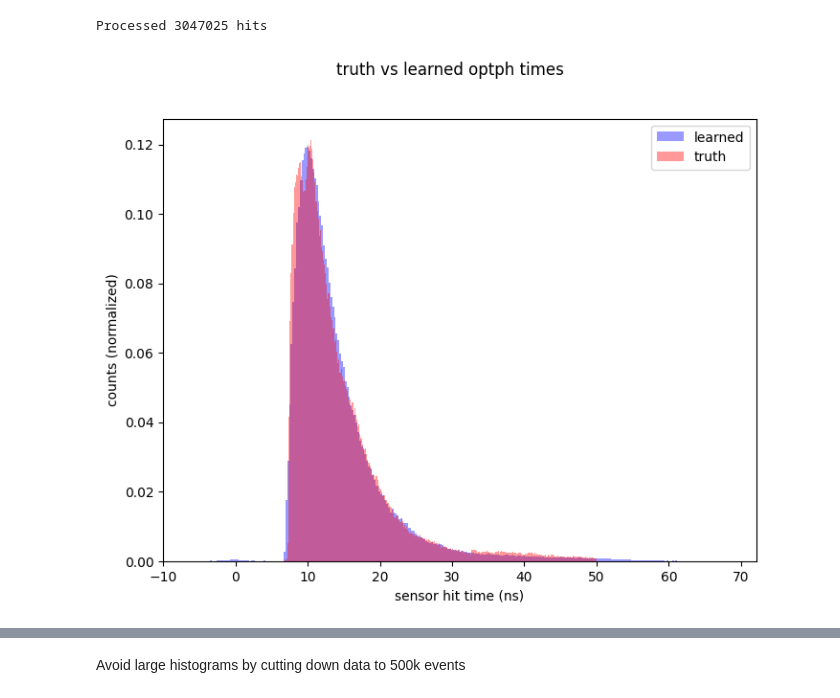
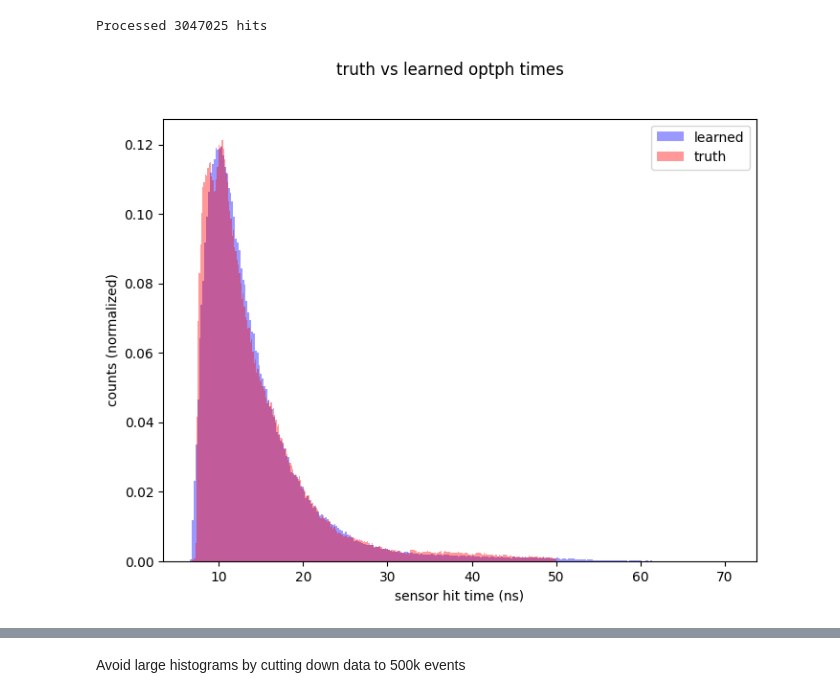
Before and after one commit to RowanKell/work_eic, a Jupyter notebook: macros/Timing_estimation/inference_Data.ipynb, the cells around one changed output, grey strips where cells are left out. Cells and saved outputs as stored; diff of their text form; code cells hidden in the pictures.

```diff
--- a/macros/Timing_estimation/inference_Data.ipynb
+++ b/macros/Timing_estimation/inference_Data.ipynb
@@ -113,3 +113,5 @@ model_compile = model_compile.to(device)
 # %% [markdown]
 ### Evaluation
 load sector_scint root files with uproot
+# %%
+layer_map,super_layer_map = create_layer_map()
@@ -125,5 +217,5 @@ Put data in useable format (functions from reco.py)
 # %%
-features, metadata = prepare_data_for_nn(data)
+features, metadata, hit_idx_max = prepare_data_for_nn(data)
 print("Features shape:", features.shape)
 print("Metadata shape:", metadata.shape)
 
@@ -217,0 +269,25 @@ Self CUDA time total: 1.228s
+# %%
+# with torch.profiler.profile(activities=[torch.profiler.ProfilerActivity.CPU, torch.profiler.ProfilerActivity.CUDA]) as prof:
+min_time = 0
+samples = torch.empty(features.shape[0],device = device)
+hit_times = torch.empty(features.shape[0],device = device)
+layer_idxs = torch.empty(features.shape[0],device = device)
+event_idxs = torch.empty(features.shape[0],device = device)
+it = 0
+begin_time = time.time()
+with torch.no_grad():
+    for batch_features, batch_metadata in dataloader:
+        print(f"beginning batch #{it} of {int(np.floor(len(features) / batch_size_inference))}")
+        context_features = batch_features[:, :3].clone().to(device)
+        context_features[:, 1] *= 180 / 3.14159
+        samples[batch_size_inference * it:(batch_size_inference * it) + len(batch_features)] = abs(model_compile.sample(num_samples=context_features.shape[0], context=context_features)[0]).squeeze(1)
+        samples[it*batch_size_inference:(batch_size_inference * it) + len(batch_features)].add_(batch_features[:, 3].to(device))
+        hit_times[batch_size_inference * it:(batch_size_inference * it) + len(batch_features)] = batch_features[:,3]
+        layer_idxs[batch_size_inference * it:(batch_size_inference * it) + len(batch_features)] = batch_metadata[:,2]
+        event_idxs[batch_size_inference * it:(batch_size_inference * it) + len(batch_features)] = batch_metadata[:,0]
+        del batch_features
+        it += 1
+#         if(it > 5):
+#             break
+#         break
+end_time = time.time()
@@ -234,11 +344,11 @@ Processed 3047025 hits
 # %%
 comp_fig, comp_axs = plot.subplots(1,1,figsize = (8,6))
 comp_fig.suptitle("truth vs learned optph times")
-comp_axs.hist(samples_cpu[:500000],bins = 300,density = True,color = "blue", alpha = 0.4,label = "learned")
+comp_axs.hist(abs(samples_cpu[:500000]),bins = 300,density = True,color = "blue", alpha = 0.4,label = "learned")
 comp_axs.set_xlabel("sensor hit time (ns)")
 comp_axs.set_ylabel("counts (normalized)")
 comp_axs.hist(truth_times[:500000][:,0],bins = 300,density = True, color = "red", alpha = 0.4,label = "truth");
 comp_axs.legend();
 # comp_fig.savefig("plots/truth_comp/pi_july_25_run_1_full_theta.jpeg")
 # %% [output]
-[figure, old version]
+[figure, new version]
```
Also changed, not shown: parts of 12 cells of this notebook, 1 other file.
